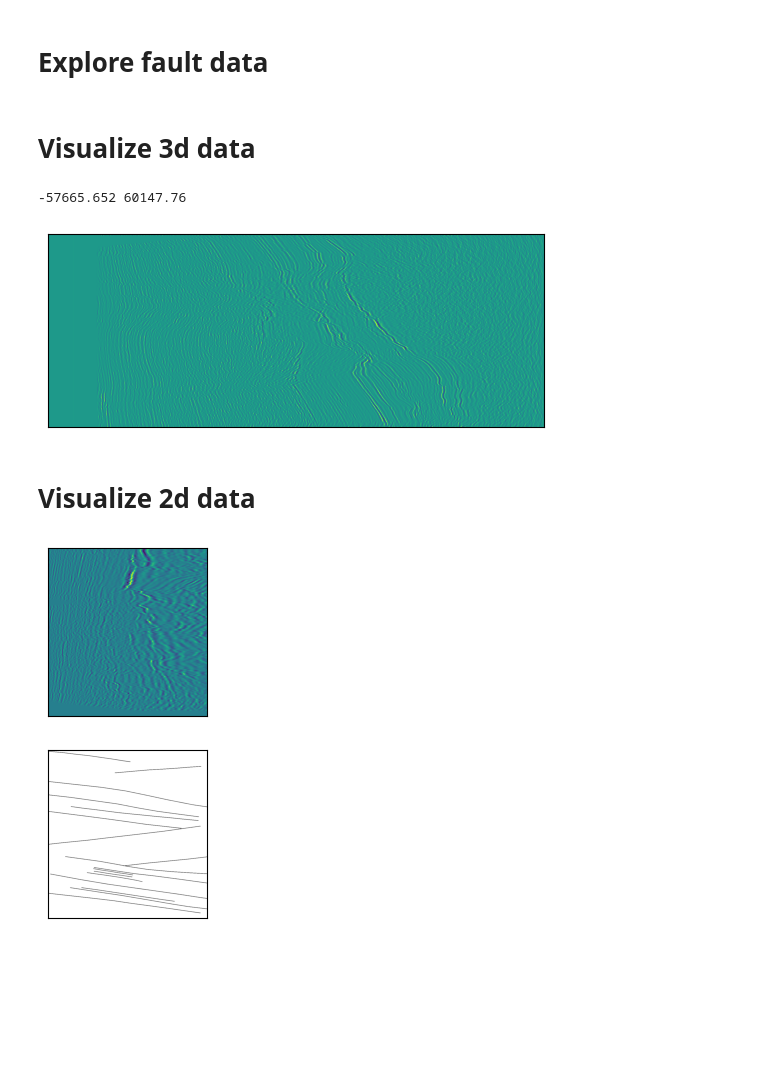
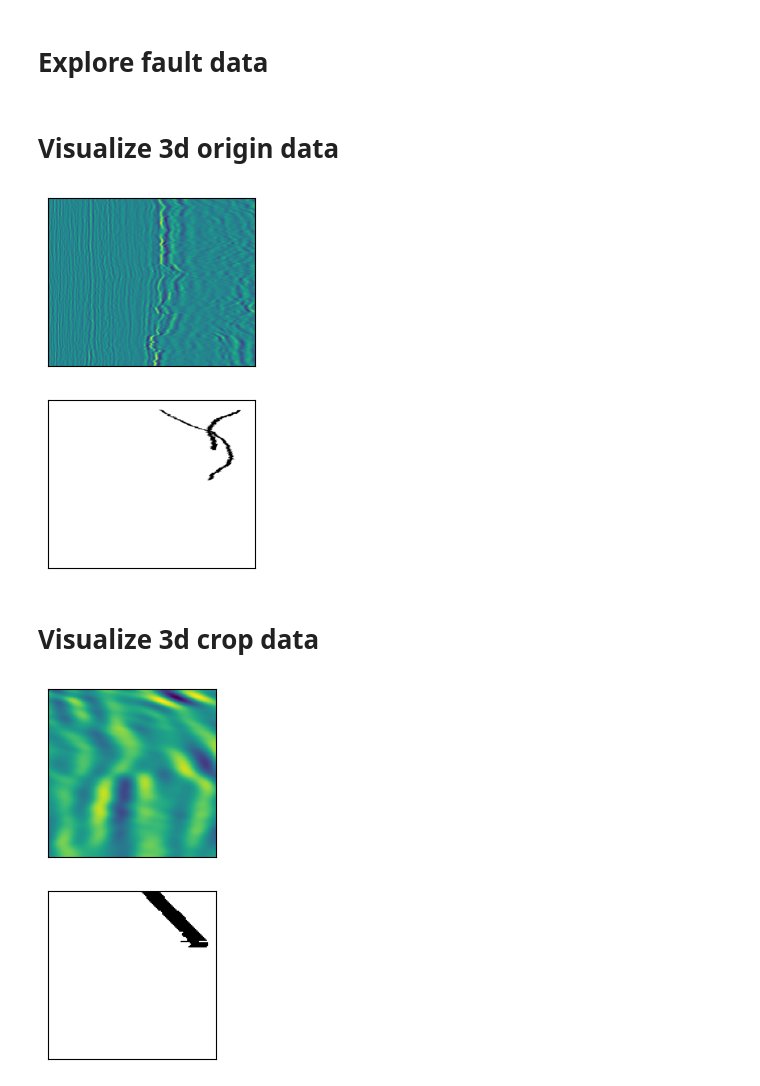
Before and after one commit to Kinlyran/Fault_Recong_zzr, a Jupyter notebook: data_explore.ipynb, the cells around one changed output. Drawn from its saved outputs; the diff is of its cells as text; code cells hidden in the pictures; blank space fills up the shorter version.

```diff
--- a/data_explore.ipynb
+++ b/data_explore.ipynb
@@ -8,28 +8,23 @@ import cv2
 import os
 import segyio
 # %% [markdown]
-# Visualize 3d data
+# Visualize 3d origin data
 # %%
-scr_root_path = '/home/zhangzr/FaultRecongnition/Fault_data/real_data'
-seis = segyio.tools.cube(os.path.join(scr_root_path, 'seis.sgy'))
-# process missing value
-seis[seis==0] = seis[seis!=0].mean()
-print(seis.min(), seis.max())
-# gt = segyio.tools.cube(os.path.join(scr_root_path, 'label_fill.sgy'))
+root_path = "/home/zhangzr/FaultRecongnition/Fault_data/real_labeled_data"
+ori_seis = segyio.tools.cube(os.path.join(root_path, 'mig_fill.sgy'))
+ori_label = segyio.tools.cube(os.path.join(root_path, 'label_fill.sgy'))
-# %% [output]
--57665.652 60147.76
 # %%
-slice_id = 50
-# plt.subplot(2,1,1)
-fig = plt.imshow(seis[slice_id,:,:])
+slice_id = 80
+plt.subplot(2,1,1)
+fig = plt.imshow(ori_seis[:,slice_id,:])
 fig.axes.xaxis.set_visible(False)
 fig.axes.yaxis.set_visible(False)
-# plt.subplot(2,1,2)
-# fig = plt.imshow(gt[slice_id,:,:], cmap='binary')
-# fig.axes.xaxis.set_visible(False)
-# fig.axes.yaxis.set_visible(False)
+plt.subplot(2,1,2)
+fig = plt.imshow(ori_label[:,slice_id,:], cmap='binary')
+fig.axes.xaxis.set_visible(False)
+fig.axes.yaxis.set_visible(False)
 plt.show()
 # %% [output]
-[figure, old version]
+[figure, new version]
 # %% [markdown]
-# Visualize 2d data
+# Visualize 3d crop data
@@ -43,12 +39,14 @@ gt = cv2.imread(os.path.join(data_root_dir, split, 'ann', f'slice_{slice_id}.png
 # %%
+slice_id = 80
 plt.subplot(2,1,1)
-fig = plt.imshow(seis)
+fig = plt.imshow(seis[:,slice_id,:])
 fig.axes.xaxis.set_visible(False)
 fig.axes.yaxis.set_visible(False)
 plt.subplot(2,1,2)
-fig = plt.imshow(gt, cmap='binary')
+# print(label[:,slice_id,:])
+fig = plt.imshow(label[:,slice_id,:], cmap='binary')
 fig.axes.xaxis.set_visible(False)
 fig.axes.yaxis.set_visible(False)
 plt.show()
 # %% [output]
-[figure, old version]
+[figure, new version]
```
Also changed, not shown: parts of 2 cells of this notebook, 1 other file.
